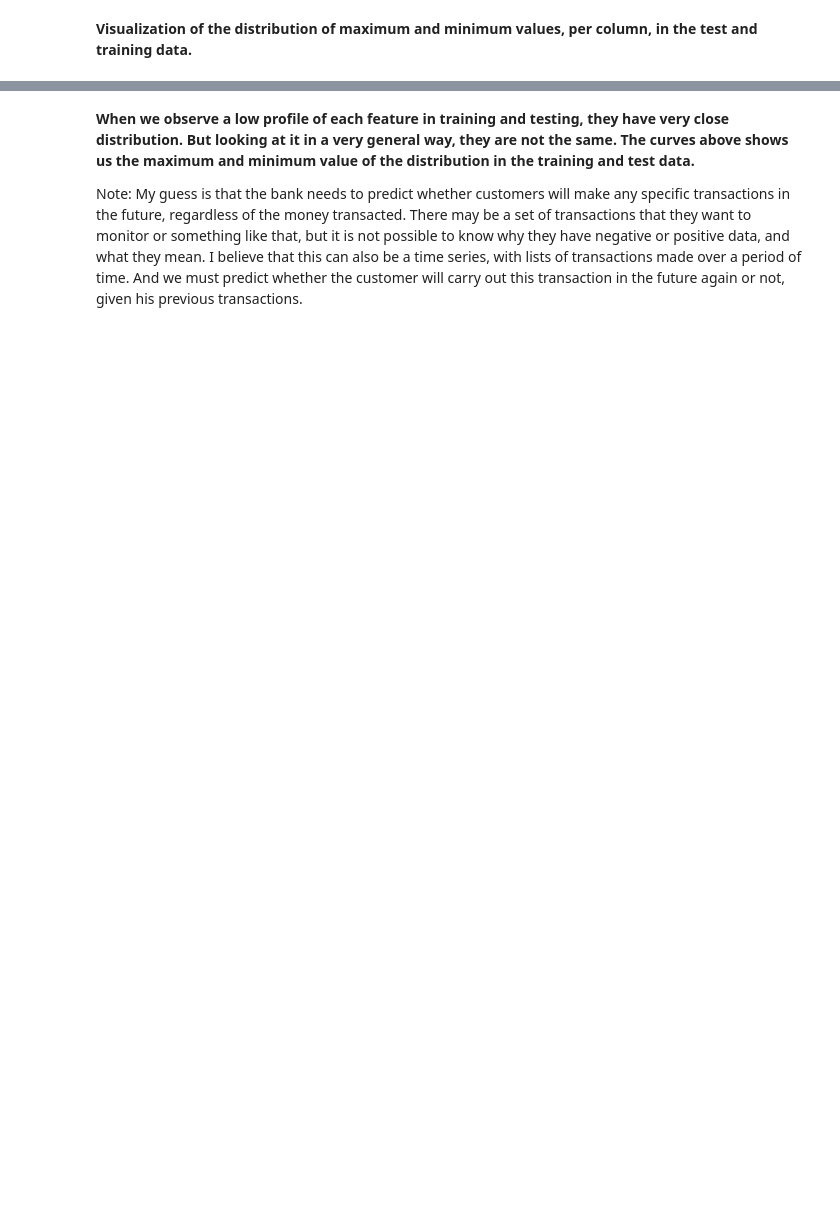
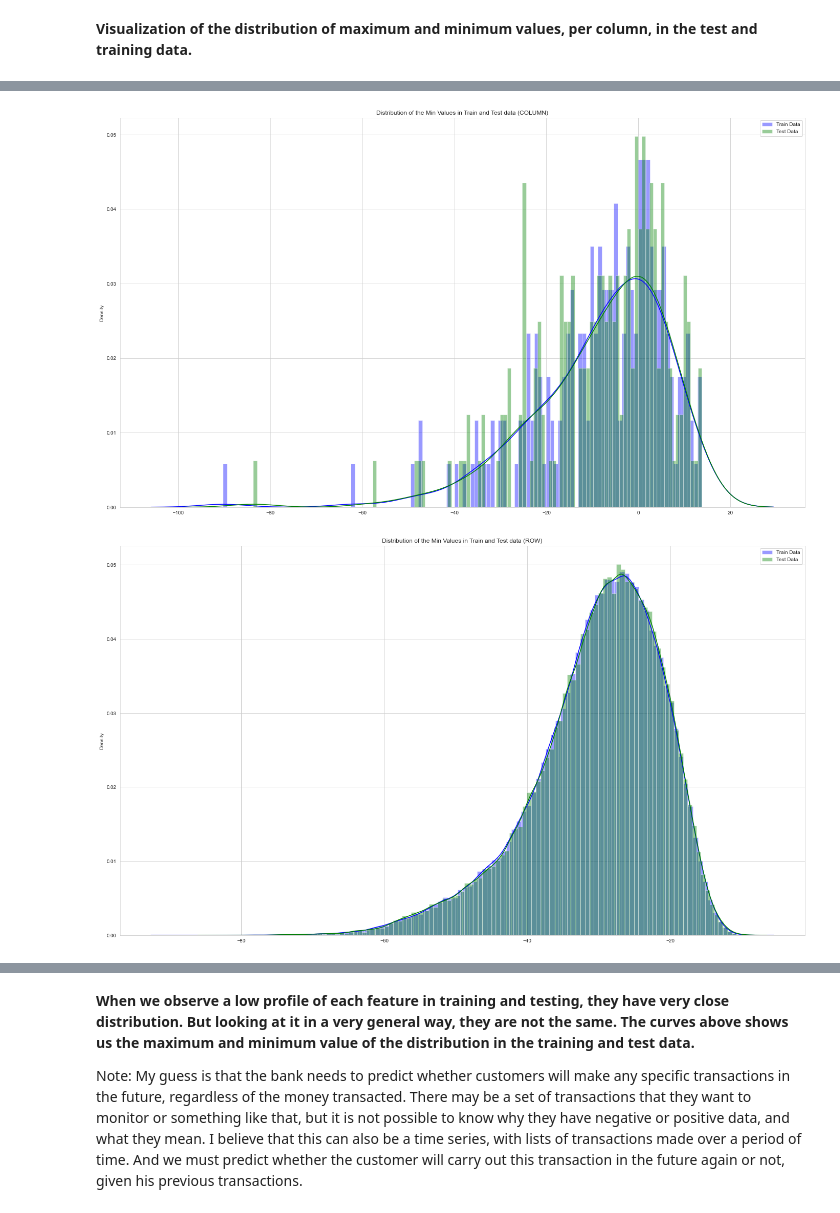
Before and after one commit to mirianfsilva/santander-customer-transaction-prediction, a Jupyter notebook: transaction-prediction.ipynb, the cells around one changed output, grey strips where cells are left out. Cells and saved outputs as stored; diff of their text form; code cells hidden in the pictures; blank space fills up the shorter version.

```diff
--- a/transaction-prediction.ipynb
+++ b/transaction-prediction.ipynb
@@ -211,0 +268,6 @@ plotting_min_distribution(train_data, test_data, features)
+# %%
+plotting_min_distribution(train_data, test_data, features)
+plotting_min_row_distribution(train_data, test_data, features)
+# %% [output]
+[figure, added]
+[figure, added]
```
Also changed, not shown: parts of 12 cells of this notebook.
